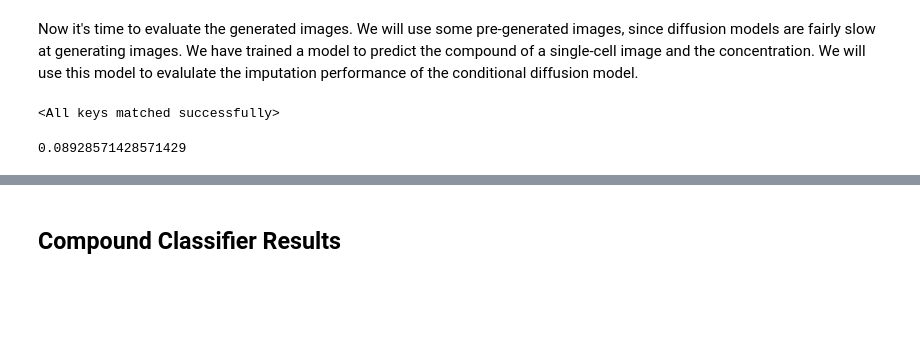
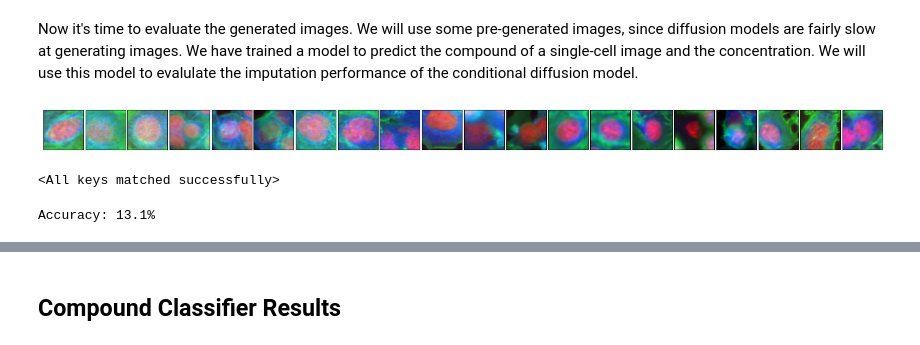
Before and after one commit to RasmusML/DiffCell, a Jupyter notebook: playground.ipynb, the cells around one changed output, grey strips where cells are left out. Drawn from its saved outputs; the diff is of its cells as text; code cells hidden in the pictures; blank space fills up the shorter version.

```diff
--- a/playground.ipynb
+++ b/playground.ipynb
@@ -209,3 +207,7 @@ compound_to_id, _ = get_label_mappings(compound_types)
+# %%
+plot_images(sample_images[:20])
+# %% [output]
+[figure, added]
 # %%
 target_compounds = np.array([compound_to_id[treatment[0]] for treatment in sample_metadata["treatments"]])
 target_compounds = torch.tensor(target_compounds)
@@ -220,5 +223,5 @@ pred_compound = pred_compound.max(1)[1]
 # %%
-accuracy = (torch.sum(pred_compound == target_compounds)).numpy() / len(sample_images)
-accuracy
+acc = accuracy(target_compounds, pred_compounds)
+print(f"Accuracy: {acc*100:.1f}%")
 # %% [output]
-0.08928571428571429
+Accuracy: 13.1%
```
Also changed, not shown: parts of 16 cells of this notebook, 6 other files.
